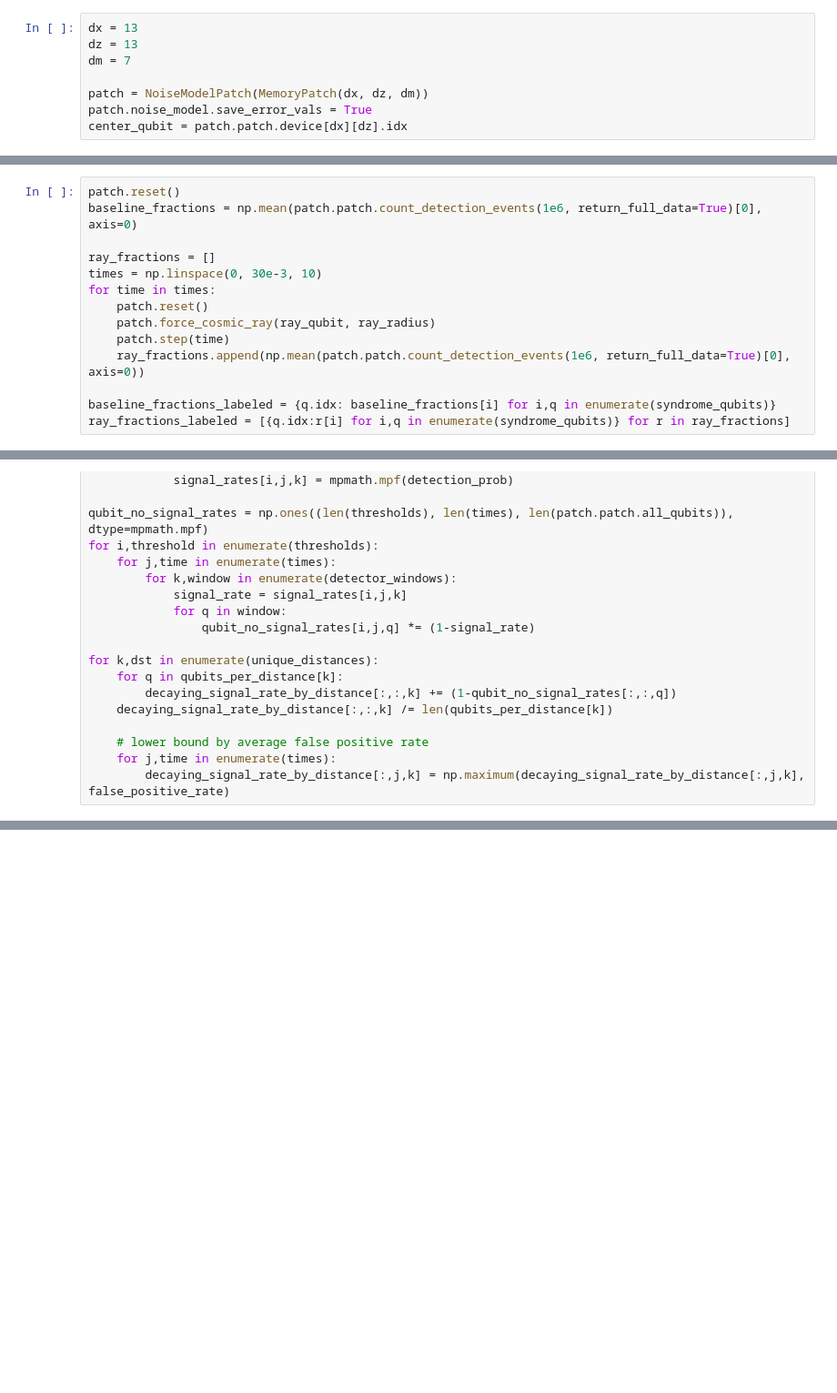
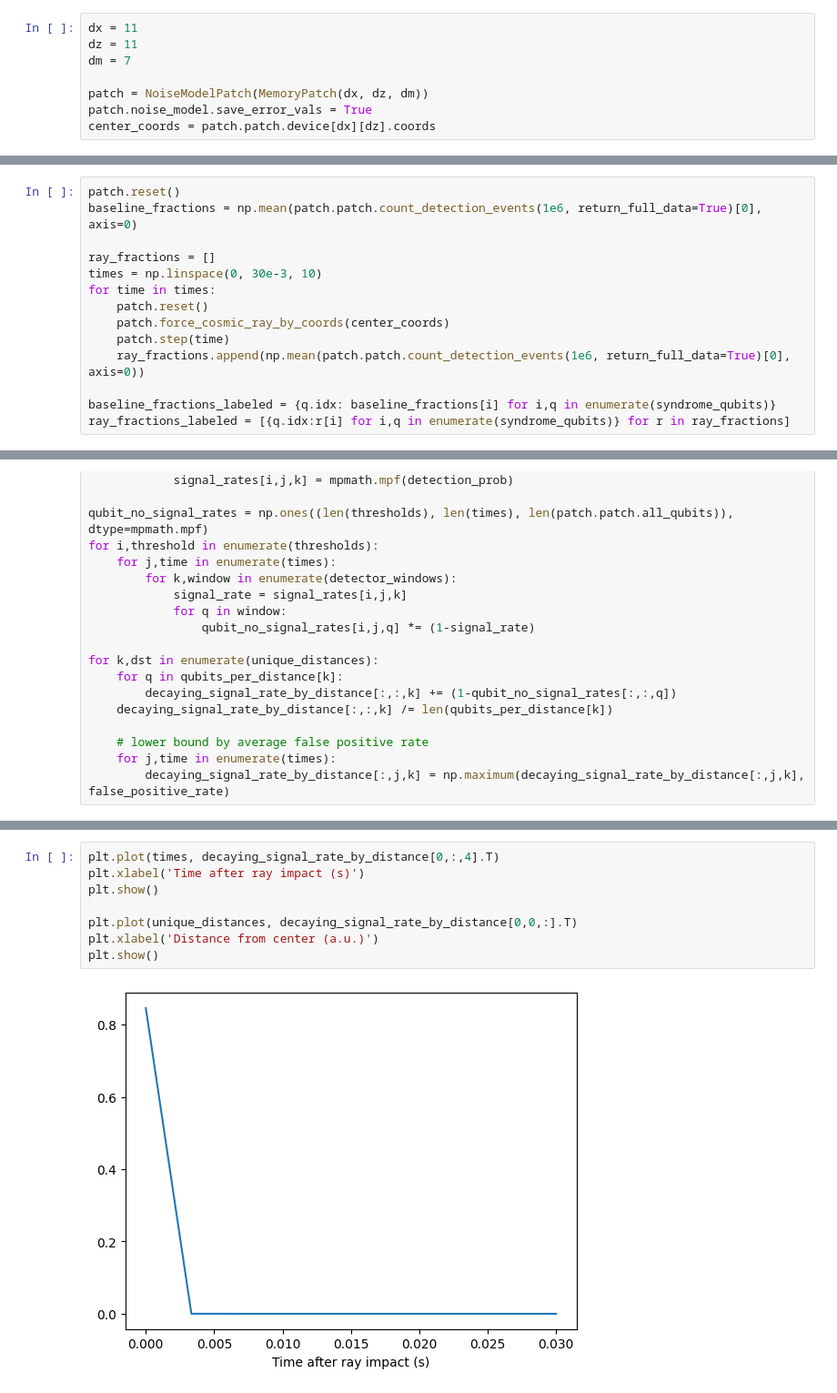
Before and after one commit to jasonchadwick/ray-delay, a Jupyter notebook: experiments/06_signal_rate_by_distance_and_time.ipynb, the cells around one changed output, grey strips where cells are left out. Shown at 91% size. Cells and saved outputs as stored; diff of their text form; blank space fills up the shorter version.

```diff
--- a/experiments/06_signal_rate_by_distance_and_time.ipynb
+++ b/experiments/06_signal_rate_by_distance_and_time.ipynb
@@ -18,12 +18,12 @@ from ray_delay.ray_detector import RayDetectorSpec, RayModelType, RayDetector
 from stim_surface_code.memory import MemoryPatch
 from stim_surface_code.patch import Qubit, DataQubit, MeasureQubit
 # %%
-dx = 13
-dz = 13
+dx = 11
+dz = 11
 dm = 7
 
 patch = NoiseModelPatch(MemoryPatch(dx, dz, dm))
 patch.noise_model.save_error_vals = True
-center_qubit = patch.patch.device[dx][dz].idx
+center_coords = patch.patch.device[dx][dz].coords
 # %%
 ray_radius = 6
@@ -38,7 +37,7 @@ ray_fractions = []
 times = np.linspace(0, 30e-3, 10)
 for time in times:
     patch.reset()
-    patch.force_cosmic_ray(ray_qubit, ray_radius)
+    patch.force_cosmic_ray_by_coords(center_coords)
     patch.step(time)
     ray_fractions.append(np.mean(patch.patch.count_detection_events(1e6, return_full_data=True)[0], axis=0))
 
@@ -221,0 +215,10 @@ NameError: name 'signal_rate_by_distance' is not defined
+# %%
+plt.plot(times, decaying_signal_rate_by_distance[0,:,4].T)
+plt.xlabel('Time after ray impact (s)')
+plt.show()
+
+plt.plot(unique_distances, decaying_signal_rate_by_distance[0,0,:].T)
+plt.xlabel('Distance from center (a.u.)')
+plt.show()
+# %% [output]
+[figure, added]
```
Also changed, not shown: parts of 10 cells of this notebook, 13 other files.
